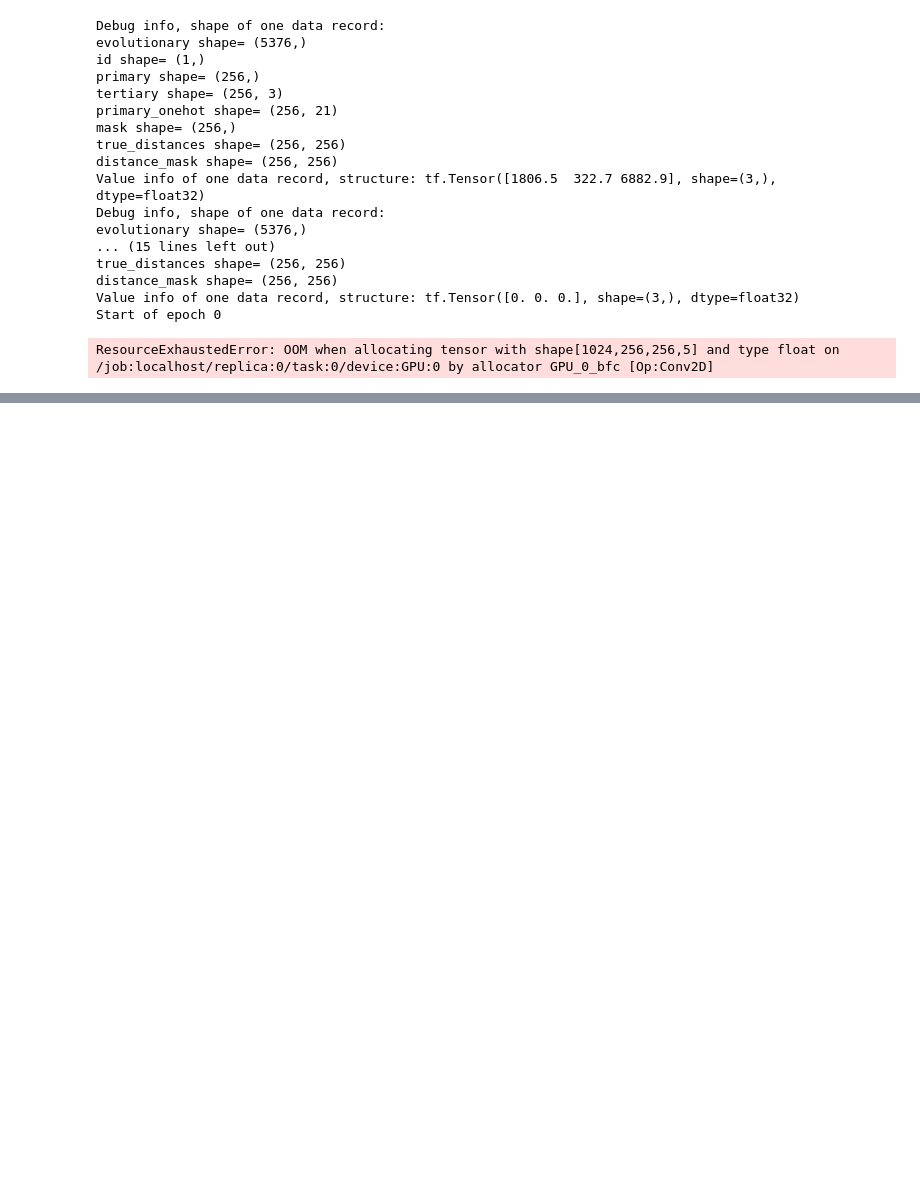
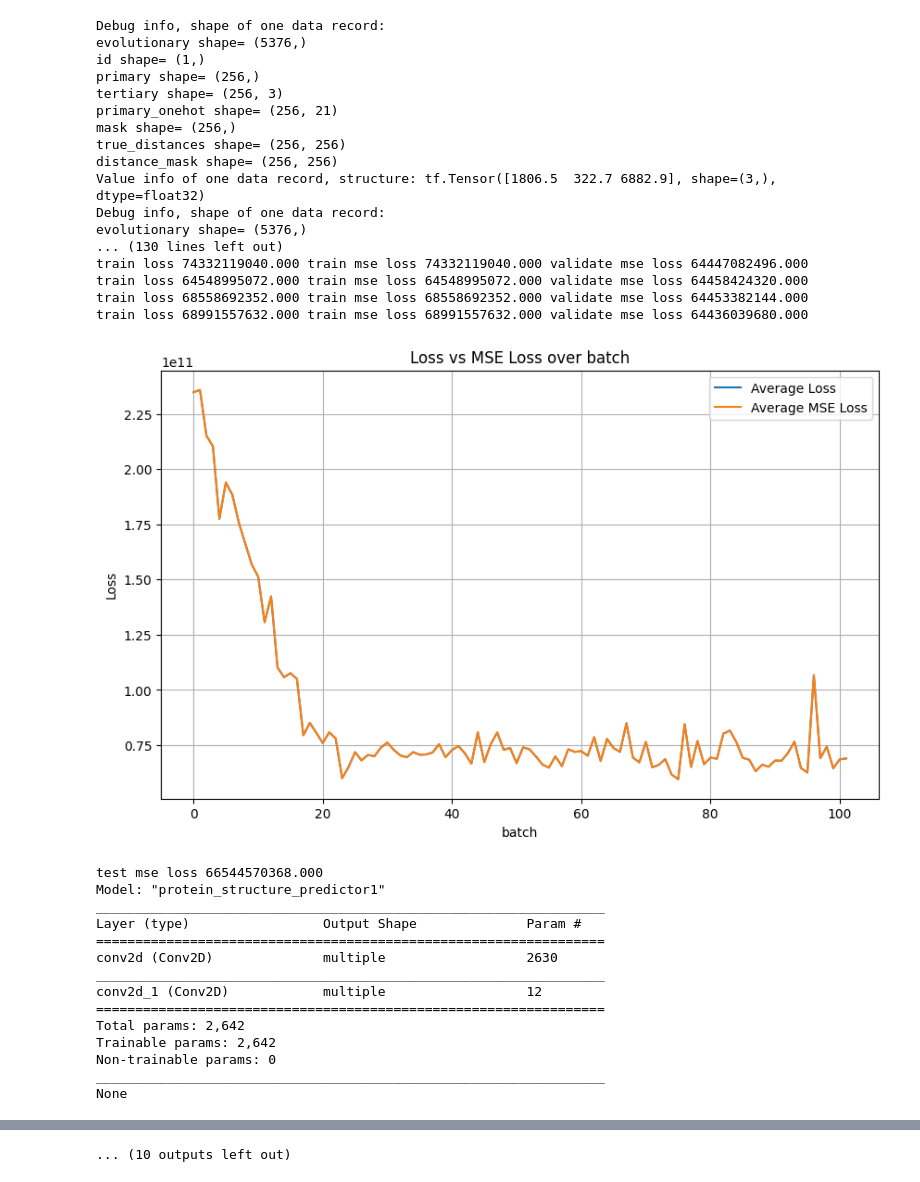
Before and after one commit to yzsnail2339/COSC440, a Jupyter notebook: final_project/run.ipynb, the cells around one changed output, grey strips where cells are left out. Drawn from its saved outputs; the diff is of its cells as text; code cells hidden in the pictures; blank space fills up the shorter version.

Commit message:
ProteinStructurePredictor2

```diff
--- a/final_project/run.ipynb
+++ b/final_project/run.ipynb
@@ -1,25 +1,39 @@
 # %%
 import structure_prediction
 # from importlib import reload
 # reload(structure_prediction)
-data_folder = 'd:/UC_Master/COSC440/assignment_all/final_project/'
+data_folder = './'
 structure_prediction.main(data_folder)
 # %% [output]
 Debug info, shape of one data record:
 evolutionary shape= (5376,)
 id shape= (1,)
 primary shape= (256,)
 tertiary shape= (256, 3)
 primary_onehot shape= (256, 21)
 mask shape= (256,)
 true_distances shape= (256, 256)
 distance_mask shape= (256, 256)
 Value info of one data record, structure: tf.Tensor([1806.5  322.7 6882.9], shape=(3,), dtype=float32)
 Debug info, shape of one data record:
 evolutionary shape= (5376,)
-... (15 lines left out)
-true_distances shape= (256, 256)
-distance_mask shape= (256, 256)
-Value info of one data record, structure: tf.Tensor([0. 0. 0.], shape=(3,), dtype=float32)
-Start of epoch 0
+... (130 lines left out)
+train loss 74332119040.000 train mse loss 74332119040.000 validate mse loss 64447082496.000
+train loss 64548995072.000 train mse loss 64548995072.000 validate mse loss 64458424320.000
+train loss 68558692352.000 train mse loss 68558692352.000 validate mse loss 64453382144.000
+train loss 68991557632.000 train mse loss 68991557632.000 validate mse loss 64436039680.000
+[figure, added]
-ResourceExhaustedError: OOM when allocating tensor with shape[1024,256,256,5] and type float on /job:localhost/replica:0/task:0/device:GPU:0 by allocator GPU_0_bfc [Op:Conv2D]
+test mse loss 66544570368.000
+Model: "protein_structure_predictor1"
+_________________________________________________________________
+Layer (type)                 Output Shape              Param #
+=================================================================
+conv2d (Conv2D)              multiple                  2630
+_________________________________________________________________
+conv2d_1 (Conv2D)            multiple                  12
+=================================================================
+Total params: 2,642
+Trainable params: 2,642
+Non-trainable params: 0
+_________________________________________________________________
+None
@@ -25,0 +107 @@ ResourceExhaustedError: OOM when allocating tensor with shape[1024,256,256,5] an
+... (10 outputs left out)
```
Also changed, not shown: parts of 1 cell of this notebook, 3 other files.
